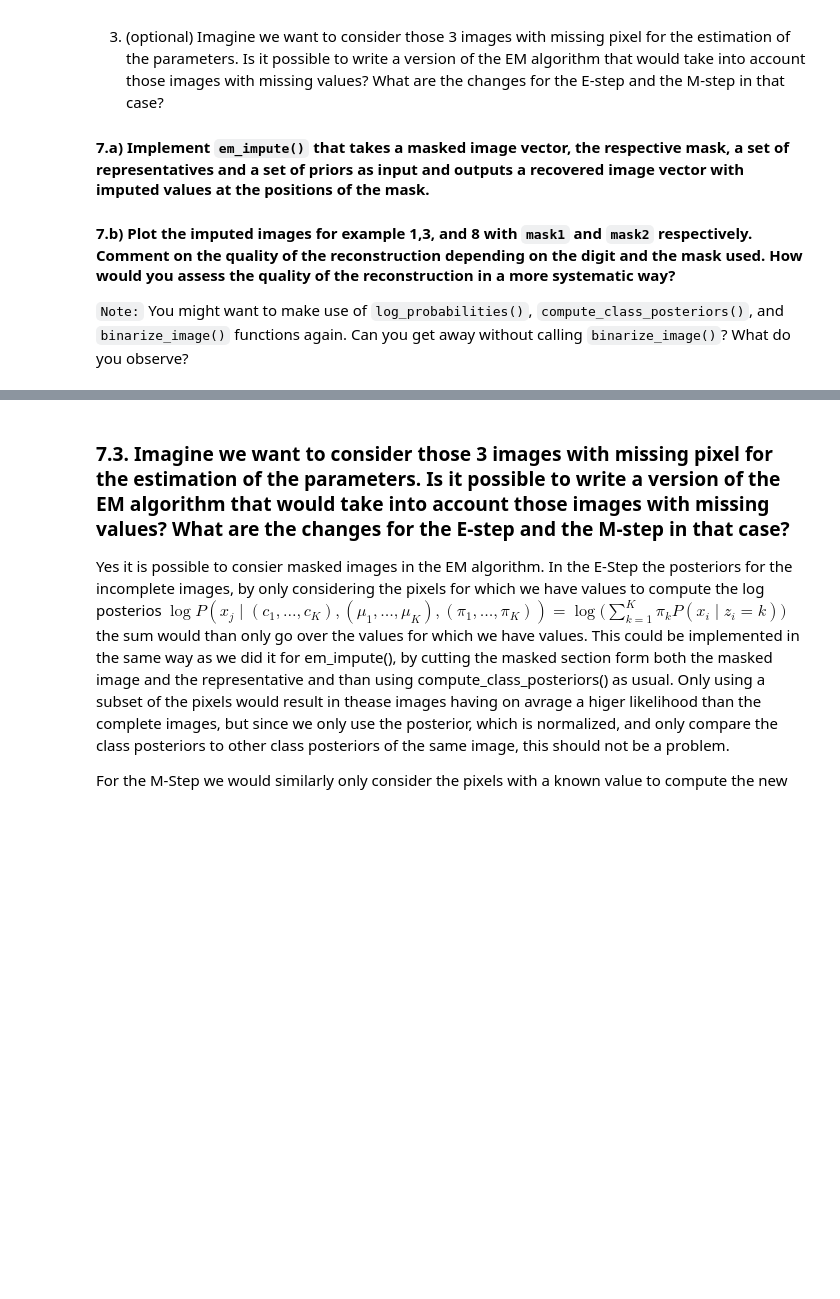
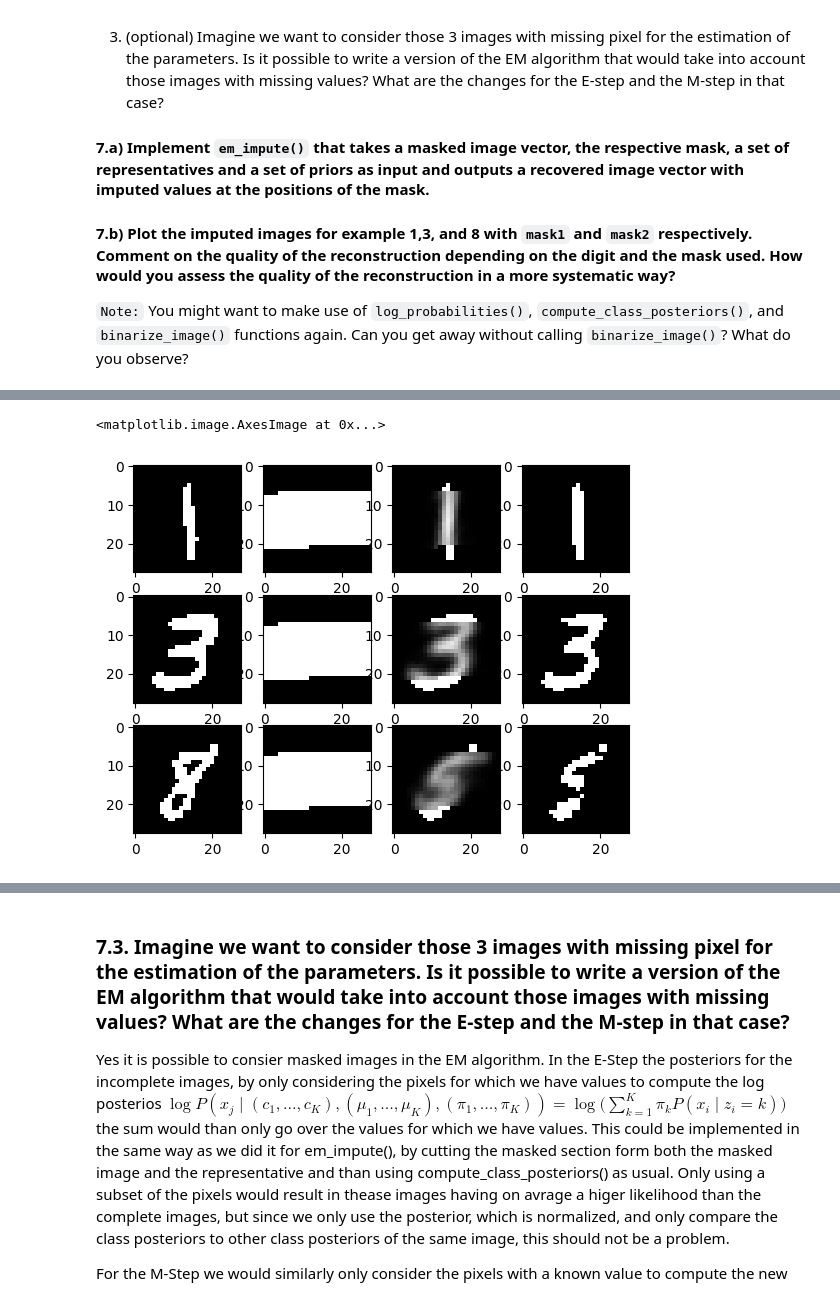
Before and after one commit to Jynns/AppliedPML_GroupA, a Jupyter notebook: assignement-em/Project_Mixture_model2.ipynb, the cells around one changed output, grey strips where cells are left out. Saved outputs shown, nothing was run; the diff lists cells and outputs as text; code cells hidden in the pictures; blank space fills up the shorter version.

```diff
--- a/assignement-em/Project_Mixture_model2.ipynb
+++ b/assignement-em/Project_Mixture_model2.ipynb
@@ -1140,0 +1167,30 @@ plt.imshow(recover_image_matrix(example_3_masked), cmap = 'grey')
+# %%
+example_1_masked_1 = example_1_X_bin_vec.copy().astype('uint16')
+example_3_masked_1 = example_3_X_bin_vec.copy().astype('uint16')
+example_8_masked_1 = example_8_X_bin_vec.copy().astype('uint16')
+example_1_masked_1[~mask2] = 512
+example_3_masked_1[~mask2] = 512
+example_8_masked_1[~mask2] = 512
+
+example_1_imputed = em_impute(example_1_masked_1, mask2, class_representatives_lst_20, priors_lst_20, K = 20)
+example_3_imputed = em_impute(example_3_masked_1, mask2, class_representatives_lst_20, priors_lst_20, K = 20)
+example_8_imputed = em_impute(example_8_masked_1, mask2, class_representatives_lst_20, priors_lst_20, K = 20)
+
+
+# original mask fixed
+fig, ax = plt.subplots(3, 4)
+ax[ 0, 0].imshow(recover_image_matrix(example_1_X_bin_mat), cmap = 'grey')
+ax[ 0, 1].imshow(recover_image_matrix(example_1_masked_1), cmap = 'grey')
+ax[ 0, 2].imshow(recover_image_matrix(example_1_imputed), cmap = 'grey')
+ax[ 0, 3].imshow(recover_image_matrix(binarize_image(example_1_imputed)), cmap = 'grey')
+ax[ 1, 0].imshow(recover_image_matrix(example_3_X_bin_mat), cmap = 'grey')
+ax[ 1, 1].imshow(recover_image_matrix(example_3_masked_1), cmap = 'grey')
+ax[ 1, 2].imshow(recover_image_matrix(example_3_imputed), cmap = 'grey')
+ax[ 1, 3].imshow(recover_image_matrix(binarize_image(example_3_imputed)), cmap = 'grey')
+ax[ 2, 0].imshow(recover_image_matrix(example_8_X_bin_mat), cmap = 'grey')
+ax[ 2, 1].imshow(recover_image_matrix(example_8_masked_1), cmap = 'grey')
+ax[ 2, 2].imshow(recover_image_matrix(example_8_imputed), cmap = 'grey')
+ax[ 2, 3].imshow(recover_image_matrix(binarize_image(example_8_imputed)), cmap = 'grey')
+# %% [output]
+<matplotlib.image.AxesImage at 0x...>
+[figure, added]
```
Also changed, not shown: parts of 22 cells of this notebook.
